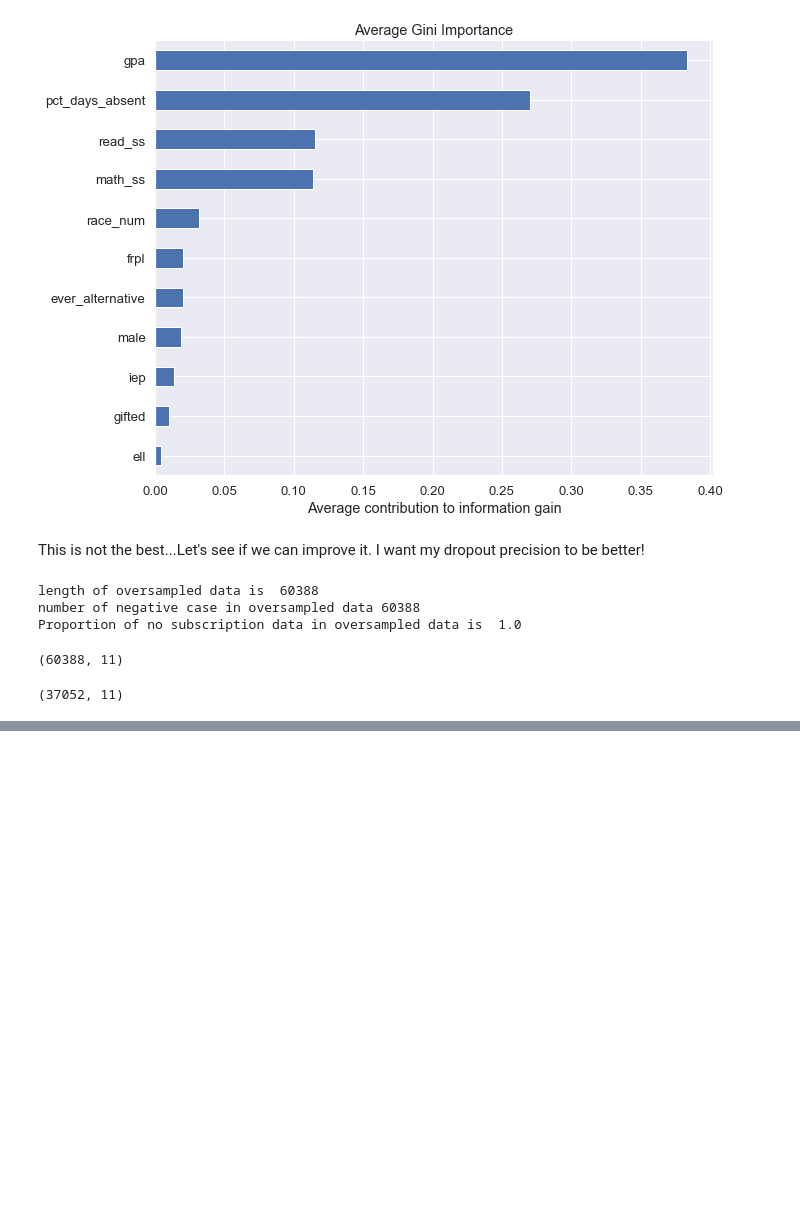
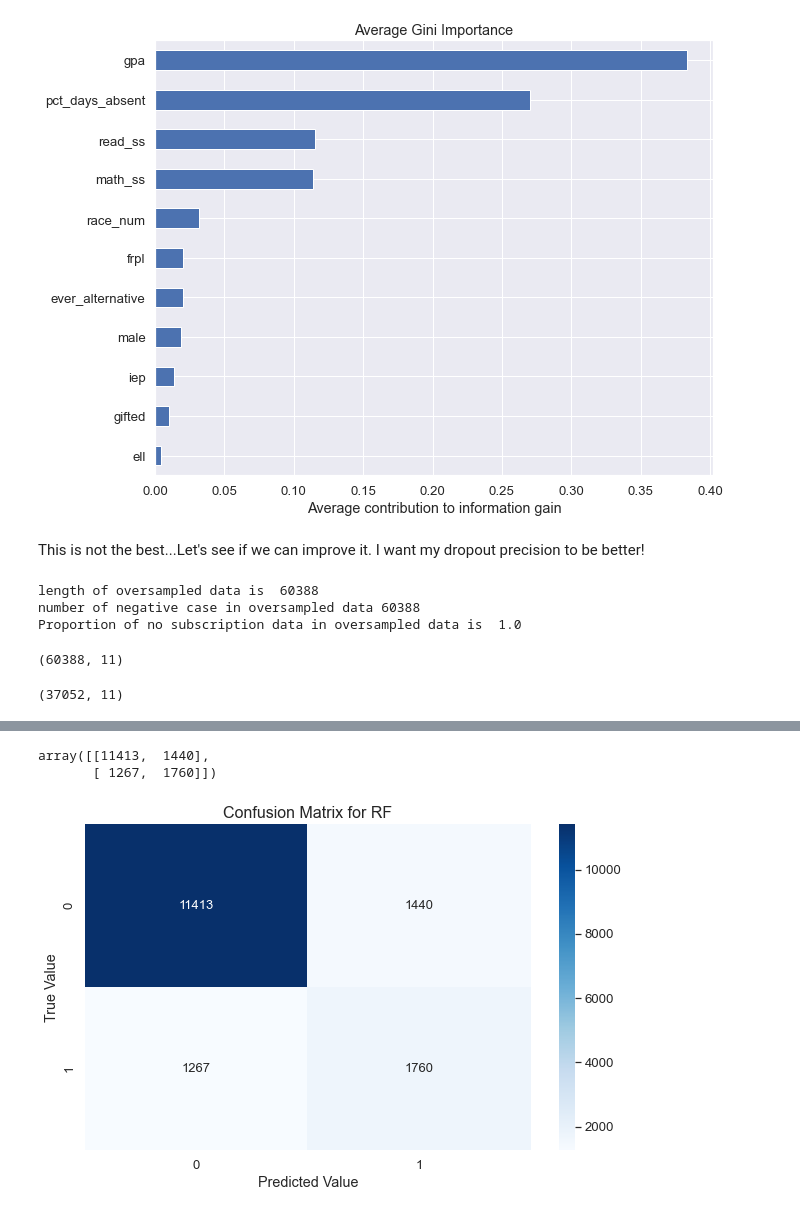
Before and after one commit to smileyfresh/dropout_predicting, a Jupyter notebook: 9th Grade Dropout Predictor.ipynb, the cells around one changed output, grey strips where cells are left out. Drawn from its saved outputs; the diff is of its cells as text; code cells hidden in the pictures; blank space fills up the shorter version.

```diff
--- a/9th Grade Dropout Predictor.ipynb
+++ b/9th Grade Dropout Predictor.ipynb
@@ -154,0 +156,16 @@ rf.score(X_test,y_test)
+# %%
+cm_rf = confusion_matrix(y_test,y_pred_os)
+cm_rf
+# %% [output]
+array([[11413,  1440],
+       [ 1267,  1760]])
+# %%
+fig, ax = plt.subplots(figsize=(10, 6))
+sns.heatmap(cm_rf, annot=True, fmt = "g",cmap = "Blues",annot_kws={"size": 13})
+sns.set(font_scale=1.2) # for label size
+plt.xlabel('Predicted Value')
+plt.ylabel('True Value')
+plt.title('Confusion Matrix for RF', fontsize = 16)
+plt.savefig('confusion-matrix-random-forest-with-SMOTE.png')
+# %% [output]
+[figure, added]
```
Also changed, not shown: parts of 16 cells of this notebook, 1 other file.
